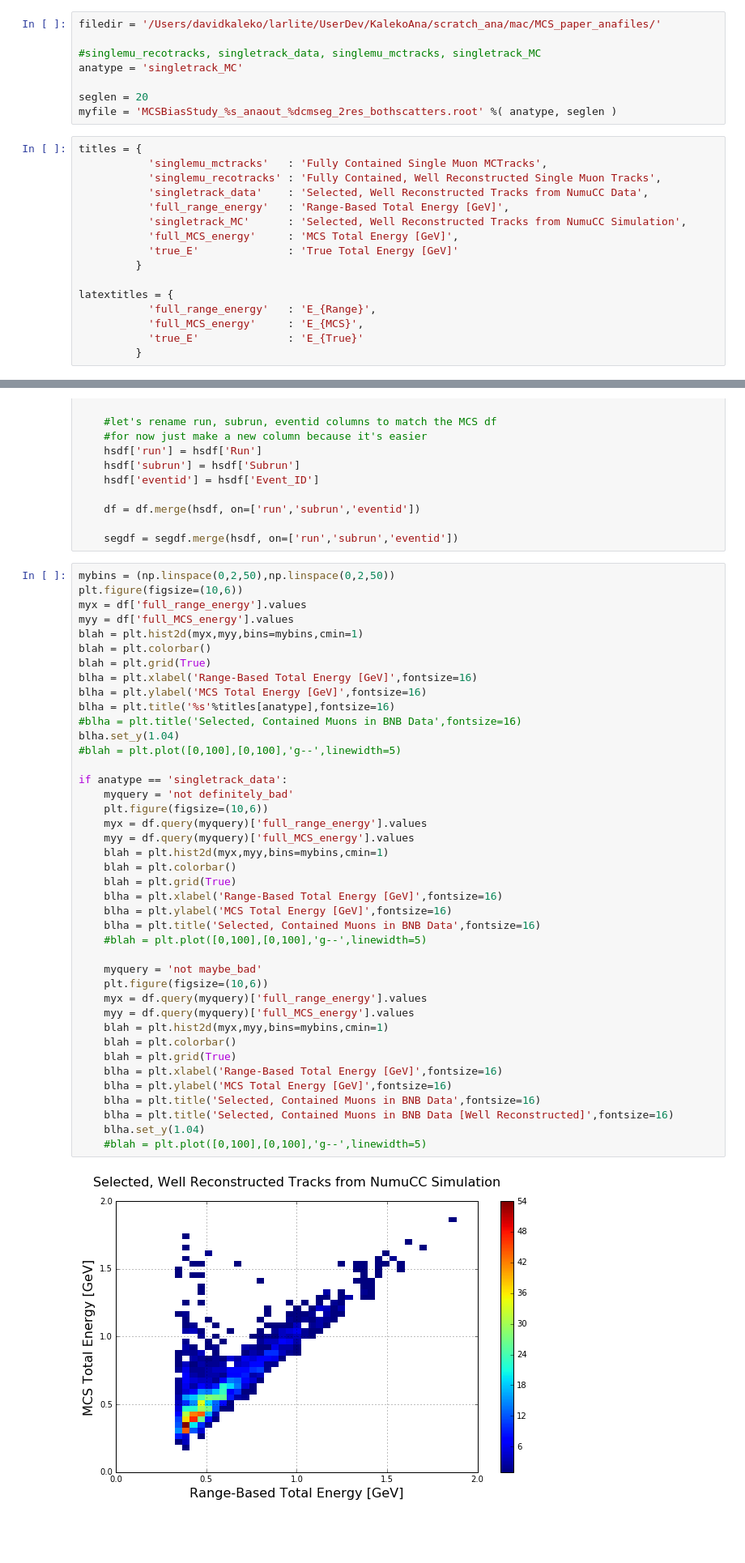
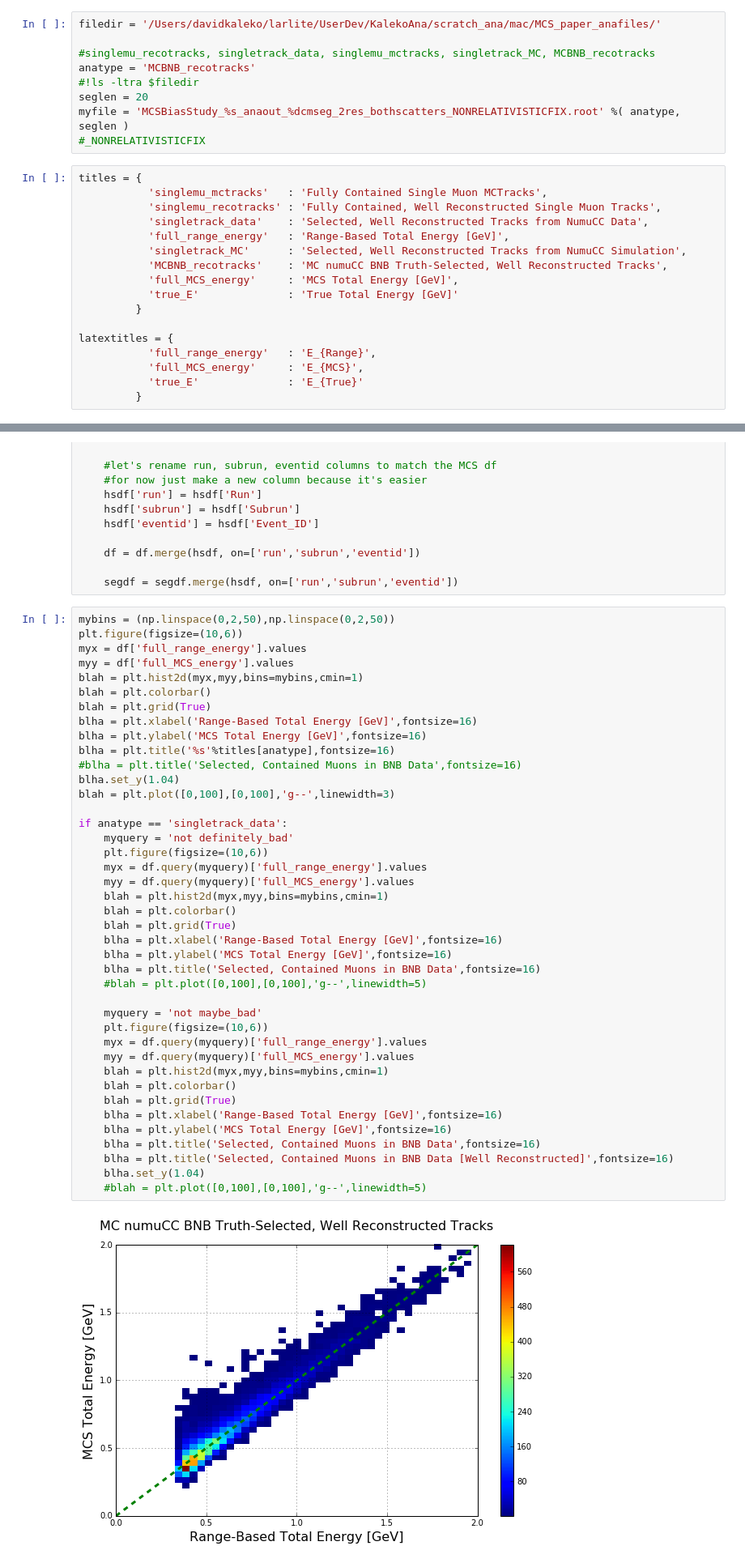
Before and after one commit to kaleko/MCS_Technote, a Jupyter notebook: MCS_paper_work.ipynb, the cells around one changed output, grey strips where cells are left out. Shown at 81% size. Saved outputs shown, nothing was run; the diff lists cells and outputs as text; blank space fills up the shorter version.

```diff
--- a/MCS_paper_work.ipynb
+++ b/MCS_paper_work.ipynb
@@ -16,11 +16,12 @@ from lmfit import  Model #better gaussian model
 # %%
 filedir = '/Users/davidkaleko/larlite/UserDev/KalekoAna/scratch_ana/mac/MCS_paper_anafiles/'
 
-#singlemu_recotracks, singletrack_data, singlemu_mctracks, singletrack_MC
-anatype = 'singletrack_MC'
-
+#singlemu_recotracks, singletrack_data, singlemu_mctracks, singletrack_MC, MCBNB_recotracks
+anatype = 'MCBNB_recotracks'
+#!ls -ltra $filedir
 seglen = 20
-myfile = 'MCSBiasStudy_%s_anaout_%dcmseg_2res_bothscatters.root' %( anatype, seglen )
+myfile = 'MCSBiasStudy_%s_anaout_%dcmseg_2res_bothscatters_NONRELATIVISTICFIX.root' %( anatype, seglen )
+#_NONRELATIVISTICFIX
 # %%
 titles = {
            'singlemu_mctracks'   : 'Fully Contained Single Muon MCTracks',
@@ -28,6 +29,7 @@ titles = {
            'singletrack_data'    : 'Selected, Well Reconstructed Tracks from NumuCC Data',
            'full_range_energy'   : 'Range-Based Total Energy [GeV]',
            'singletrack_MC'      : 'Selected, Well Reconstructed Tracks from NumuCC Simulation',
+           'MCBNB_recotracks'    : 'MC numuCC BNB Truth-Selected, Well Reconstructed Tracks',
            'full_MCS_energy'     : 'MCS Total Energy [GeV]',
            'true_E'              : 'True Total Energy [GeV]'
          }
@@ -175,36 +173,36 @@ blha = plt.ylabel('MCS Total Energy [GeV]',fontsize=16)
 blha = plt.title('%s'%titles[anatype],fontsize=16)
 #blha = plt.title('Selected, Contained Muons in BNB Data',fontsize=16)
 blha.set_y(1.04)
-#blah = plt.plot([0,100],[0,100],'g--',linewidth=5)
+blah = plt.plot([0,100],[0,100],'g--',linewidth=3)
 
 if anatype == 'singletrack_data':
     myquery = 'not definitely_bad'
     plt.figure(figsize=(10,6))
     myx = df.query(myquery)['full_range_energy'].values
     myy = df.query(myquery)['full_MCS_energy'].values
     blah = plt.hist2d(myx,myy,bins=mybins,cmin=1)
     blah = plt.colorbar()
     blah = plt.grid(True)
     blha = plt.xlabel('Range-Based Total Energy [GeV]',fontsize=16)
     blha = plt.ylabel('MCS Total Energy [GeV]',fontsize=16)
     blha = plt.title('Selected, Contained Muons in BNB Data',fontsize=16)
     #blah = plt.plot([0,100],[0,100],'g--',linewidth=5)
 
     myquery = 'not maybe_bad'
     plt.figure(figsize=(10,6))
     myx = df.query(myquery)['full_range_energy'].values
     myy = df.query(myquery)['full_MCS_energy'].values
     blah = plt.hist2d(myx,myy,bins=mybins,cmin=1)
     blah = plt.colorbar()
     blah = plt.grid(True)
     blha = plt.xlabel('Range-Based Total Energy [GeV]',fontsize=16)
     blha = plt.ylabel('MCS Total Energy [GeV]',fontsize=16)
     blha = plt.title('Selected, Contained Muons in BNB Data',fontsize=16)
     blha = plt.title('Selected, Contained Muons in BNB Data [Well Reconstructed]',fontsize=16)
     blha.set_y(1.04)
     #blah = plt.plot([0,100],[0,100],'g--',linewidth=5)
 # %% [output]
-[figure, old version]
+[figure, new version]
 # %%
 #reco-true/true
 def icarus_plot(extraquery = None):
```
Also changed, not shown: parts of 7 cells of this notebook.
